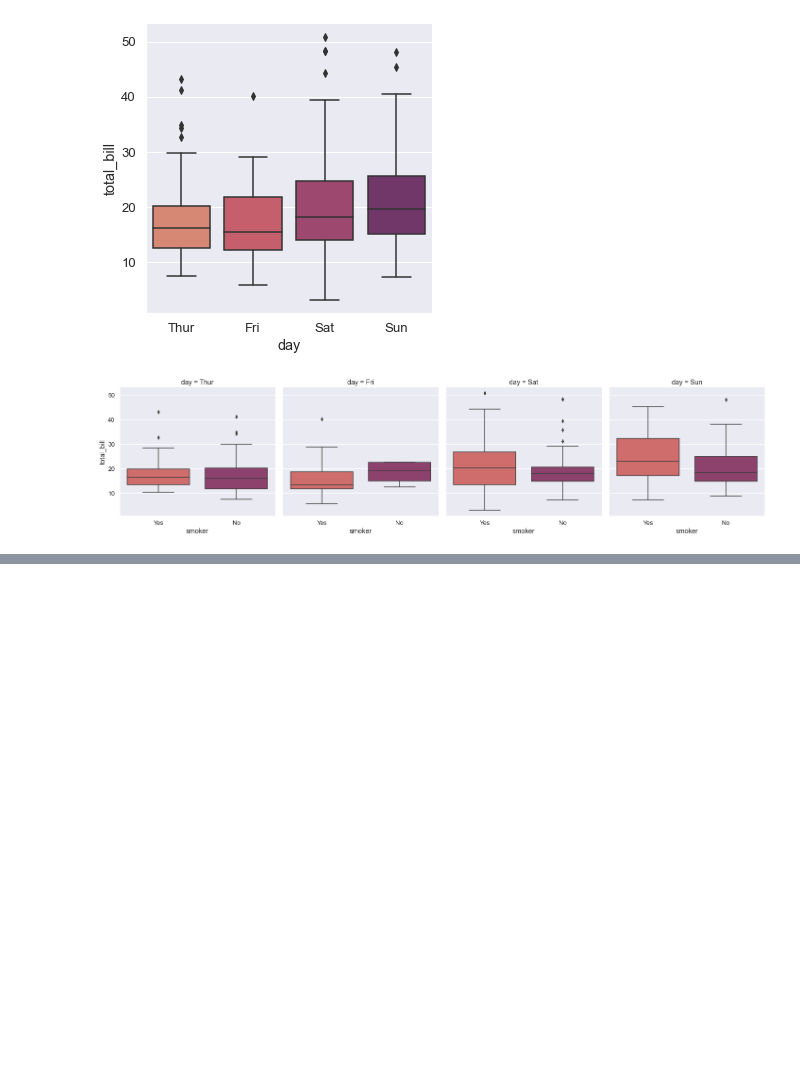
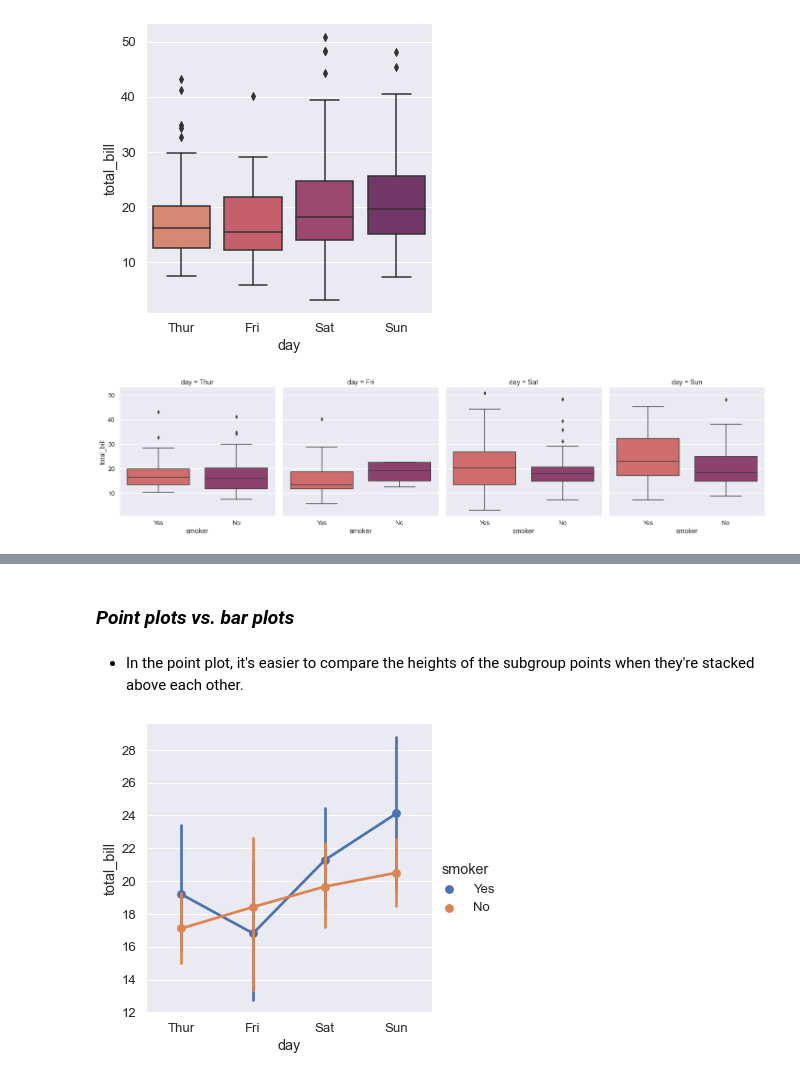
Before and after one commit to kareemNagah/Summary_2023, a Jupyter notebook: Data Visualization/seaborn/inro_seaborn.ipynb, the cells around one changed output, grey strips where cells are left out. Saved outputs shown, nothing was run; the diff lists cells and outputs as text; code cells hidden in the pictures; blank space fills up the shorter version.

```diff
--- a/Data Visualization/seaborn/inro_seaborn.ipynb
+++ b/Data Visualization/seaborn/inro_seaborn.ipynb
@@ -262,0 +282,9 @@ plt.show()
+# %% [markdown]
+### _Point plots vs. bar plots_
+# %% [markdown]
+-  In the point plot, it's easier to compare the heights of the subgroup points when they're stacked above each other.
+# %%
+sns.catplot(x="day", y="total_bill", hue="smoker", kind="point", data=df)
+plt.show()
+# %% [output]
+[figure, added]
```
Also changed, not shown: parts of 9 cells of this notebook.
